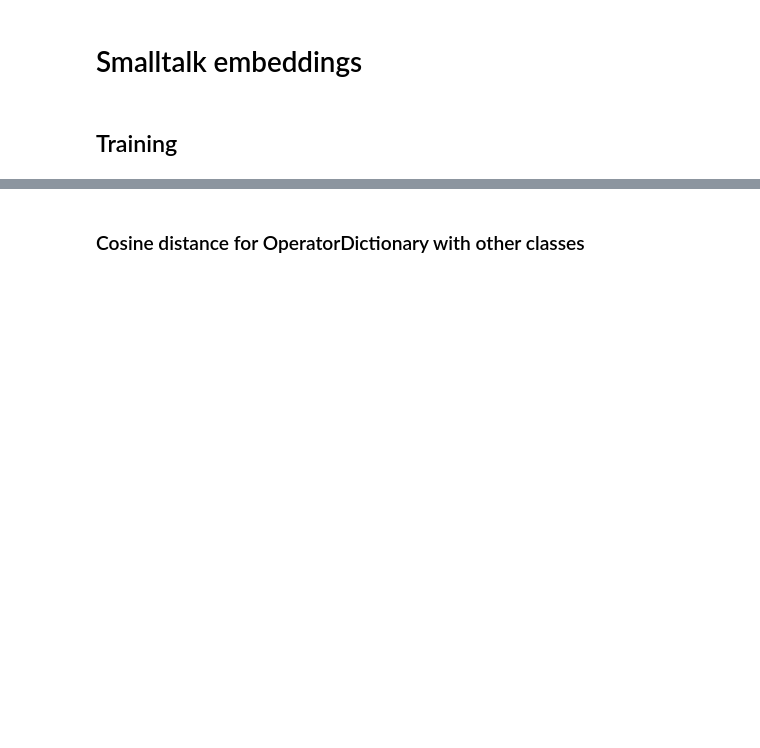
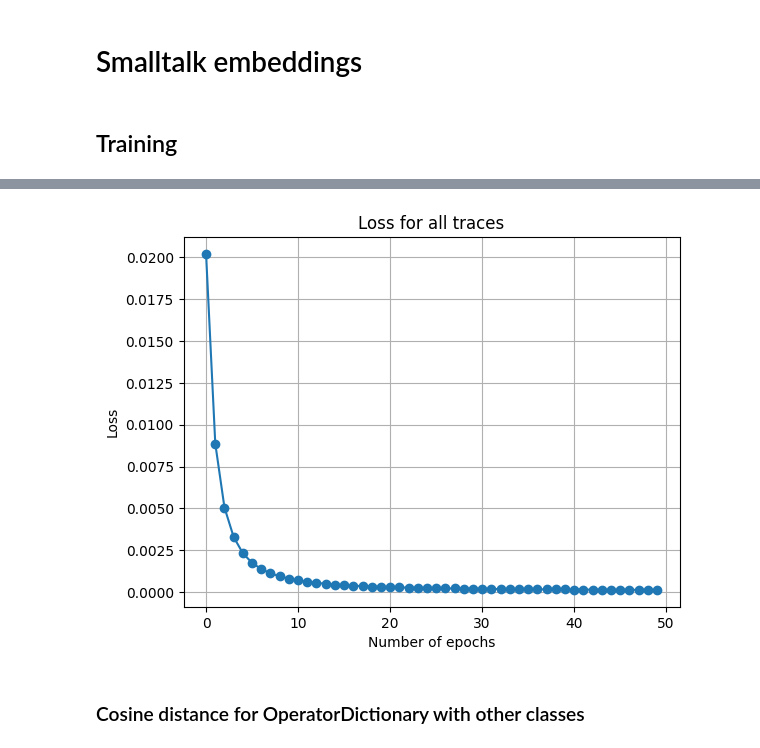
Before and after one commit to fourofclubs001/OOP_embeddings, a Jupyter notebook: training/experiments/testing_experiments.ipynb, the cells around one changed output, grey strips where cells are left out. Cells and saved outputs as stored; diff of their text form; code cells hidden in the pictures; blank space fills up the shorter version.

```diff
--- a/training/experiments/testing_experiments.ipynb
+++ b/training/experiments/testing_experiments.ipynb
@@ -37,5 +37,9 @@ Loss: 0.021
 Loss: 0.000
 --- End of Step ---
+# %%
+trainer.show_loss_results()
+# %% [output]
+[figure, added]
 # %% [markdown]
 ### Cosine distance for OperatorDictionary with other classes
 # %%
```
Also changed, not shown: parts of 3 cells of this notebook, 1 other file.
